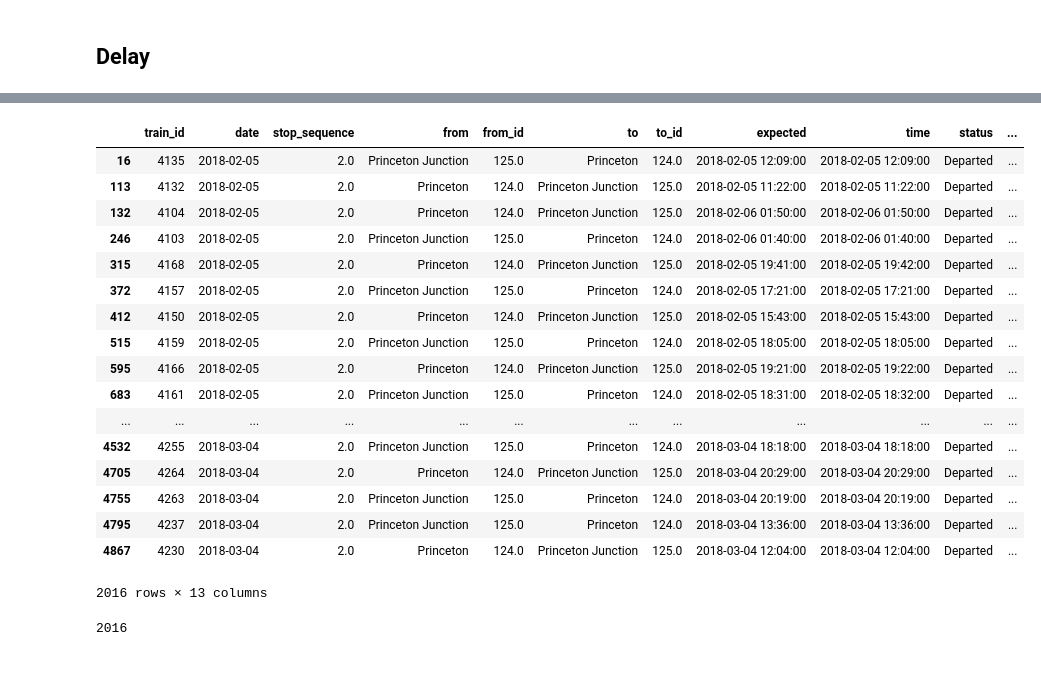
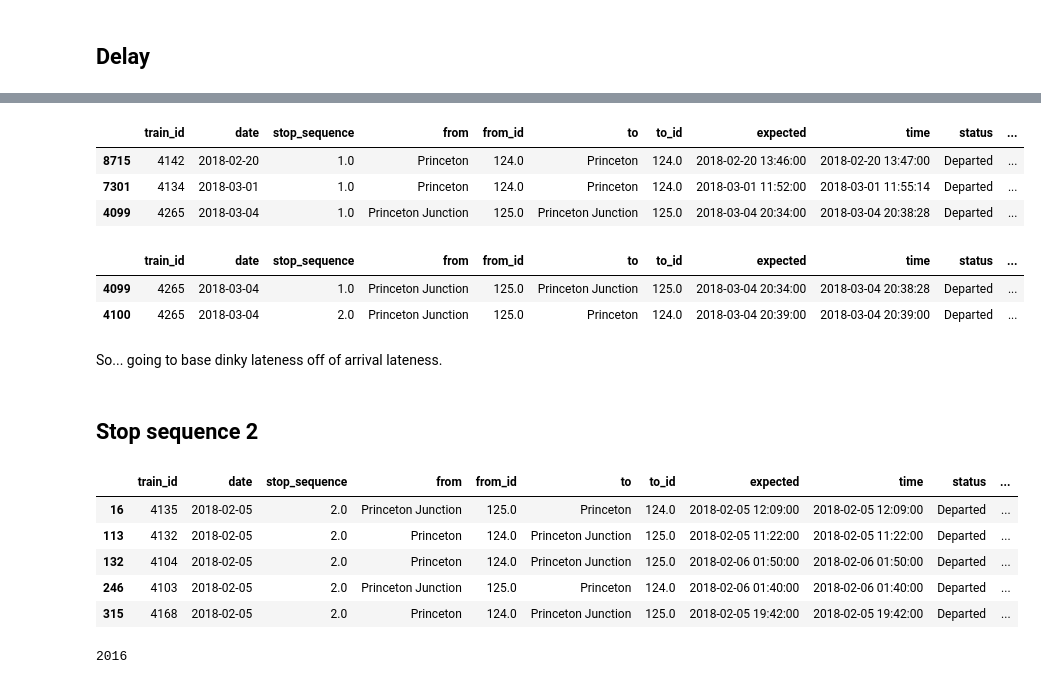
Before and after one commit to pranavbadami/njtransit, a Jupyter notebook: notebooks/analysis/dinky.ipynb, the cells around one changed output, grey strips where cells are left out. Saved outputs shown, nothing was run; the diff lists cells and outputs as text; code cells hidden in the pictures.

Commit message:
Update Dinky notebook post in-person review.

```diff
--- a/notebooks/analysis/dinky.ipynb
+++ b/notebooks/analysis/dinky.ipynb
@@ -354,26 +367,31 @@ princeton.sort_values("expected")
+# %%
+leaving_dinky[leaving_dinky["delay"] >= 1]
+# %% [output]
+|  | train_id | date | stop_sequence | from | from_id | to | to_id | expected | time | status | ... |
+| 8715 | 4142 | 2018-02-20 | 1.0 | Princeton | 124.0 | Princeton | 124.0 | 2018-02-20 13:46:00 | 2018-02-20 13:47:00 | Departed | ... |
+| 7301 | 4134 | 2018-03-01 | 1.0 | Princeton | 124.0 | Princeton | 124.0 | 2018-03-01 11:52:00 | 2018-03-01 11:55:14 | Departed | ... |
+| 4099 | 4265 | 2018-03-04 | 1.0 | Princeton Junction | 125.0 | Princeton Junction | 125.0 | 2018-03-04 20:34:00 | 2018-03-04 20:38:28 | Departed | ... |
+# %%
+dinky[(dinky["train_id"] == "4265") & (dinky["date"] == "2018-03-04")]
+# %% [output]
+|  | train_id | date | stop_sequence | from | from_id | to | to_id | expected | time | status | ... |
+| 4099 | 4265 | 2018-03-04 | 1.0 | Princeton Junction | 125.0 | Princeton Junction | 125.0 | 2018-03-04 20:34:00 | 2018-03-04 20:38:28 | Departed | ... |
+| 4100 | 4265 | 2018-03-04 | 2.0 | Princeton Junction | 125.0 | Princeton | 124.0 | 2018-03-04 20:39:00 | 2018-03-04 20:39:00 | Departed | ... |
+# %% [markdown]
+So... going to base dinky lateness off of arrival lateness.
+# %% [markdown]
+## Stop sequence 2
 # %%
 moving_dinky = dinky[dinky["stop_sequence"] != 1.0]
 # %%
-moving_dinky
+moving_dinky.head()
 # %% [output]
 |  | train_id | date | stop_sequence | from | from_id | to | to_id | expected | time | status | ... |
 | 16 | 4135 | 2018-02-05 | 2.0 | Princeton Junction | 125.0 | Princeton | 124.0 | 2018-02-05 12:09:00 | 2018-02-05 12:09:00 | Departed | ... |
 | 113 | 4132 | 2018-02-05 | 2.0 | Princeton | 124.0 | Princeton Junction | 125.0 | 2018-02-05 11:22:00 | 2018-02-05 11:22:00 | Departed | ... |
 | 132 | 4104 | 2018-02-05 | 2.0 | Princeton | 124.0 | Princeton Junction | 125.0 | 2018-02-06 01:50:00 | 2018-02-06 01:50:00 | Departed | ... |
 | 246 | 4103 | 2018-02-05 | 2.0 | Princeton Junction | 125.0 | Princeton | 124.0 | 2018-02-06 01:40:00 | 2018-02-06 01:40:00 | Departed | ... |
-| 315 | 4168 | 2018-02-05 | 2.0 | Princeton | 124.0 | Princeton Junction | 125.0 | 2018-02-05 19:41:00 | 2018-02-05 19:42:00 | Departed | ... |
-| 372 | 4157 | 2018-02-05 | 2.0 | Princeton Junction | 125.0 | Princeton | 124.0 | 2018-02-05 17:21:00 | 2018-02-05 17:21:00 | Departed | ... |
-| 412 | 4150 | 2018-02-05 | 2.0 | Princeton | 124.0 | Princeton Junction | 125.0 | 2018-02-05 15:43:00 | 2018-02-05 15:43:00 | Departed | ... |
-| 515 | 4159 | 2018-02-05 | 2.0 | Princeton Junction | 125.0 | Princeton | 124.0 | 2018-02-05 18:05:00 | 2018-02-05 18:05:00 | Departed | ... |
-| 595 | 4166 | 2018-02-05 | 2.0 | Princeton | 124.0 | Princeton Junction | 125.0 | 2018-02-05 19:21:00 | 2018-02-05 19:22:00 | Departed | ... |
-| 683 | 4161 | 2018-02-05 | 2.0 | Princeton Junction | 125.0 | Princeton | 124.0 | 2018-02-05 18:31:00 | 2018-02-05 18:32:00 | Departed | ... |
-| ... | ... | ... | ... | ... | ... | ... | ... | ... | ... | ... | ... |
-| 4532 | 4255 | 2018-03-04 | 2.0 | Princeton Junction | 125.0 | Princeton | 124.0 | 2018-03-04 18:18:00 | 2018-03-04 18:18:00 | Departed | ... |
-| 4705 | 4264 | 2018-03-04 | 2.0 | Princeton | 124.0 | Princeton Junction | 125.0 | 2018-03-04 20:29:00 | 2018-03-04 20:29:00 | Departed | ... |
-| 4755 | 4263 | 2018-03-04 | 2.0 | Princeton Junction | 125.0 | Princeton | 124.0 | 2018-03-04 20:19:00 | 2018-03-04 20:19:00 | Departed | ... |
-| 4795 | 4237 | 2018-03-04 | 2.0 | Princeton Junction | 125.0 | Princeton | 124.0 | 2018-03-04 13:36:00 | 2018-03-04 13:36:00 | Departed | ... |
-| 4867 | 4230 | 2018-03-04 | 2.0 | Princeton | 124.0 | Princeton Junction | 125.0 | 2018-03-04 12:04:00 | 2018-03-04 12:04:00 | Departed | ... |
+| 315 | 4168 | 2018-02-05 | 2.0 | Princeton | 124.0 | Princeton Junction | 125.0 | 2018-02-05 19:42:00 | 2018-02-05 19:42:00 | Departed | ... |
-2016 rows × 13 columns
 # %%
 len(moving_dinky)
 # %% [output]
```
Also changed, not shown: parts of 136 cells of this notebook, 1 other file.
